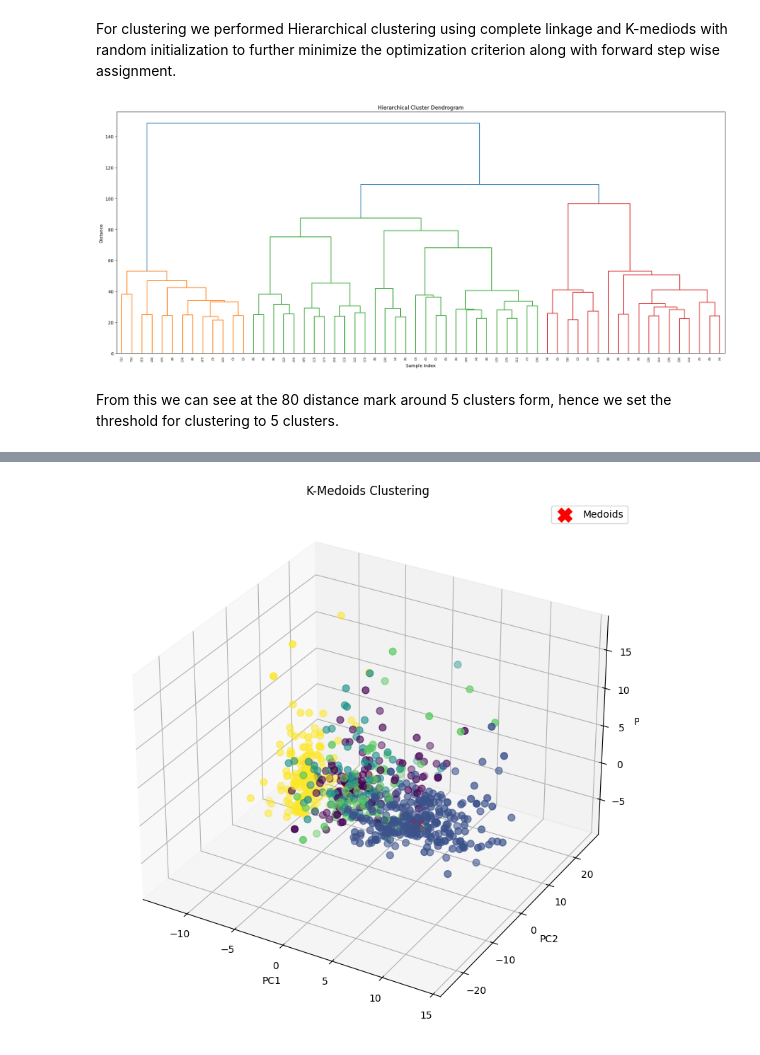
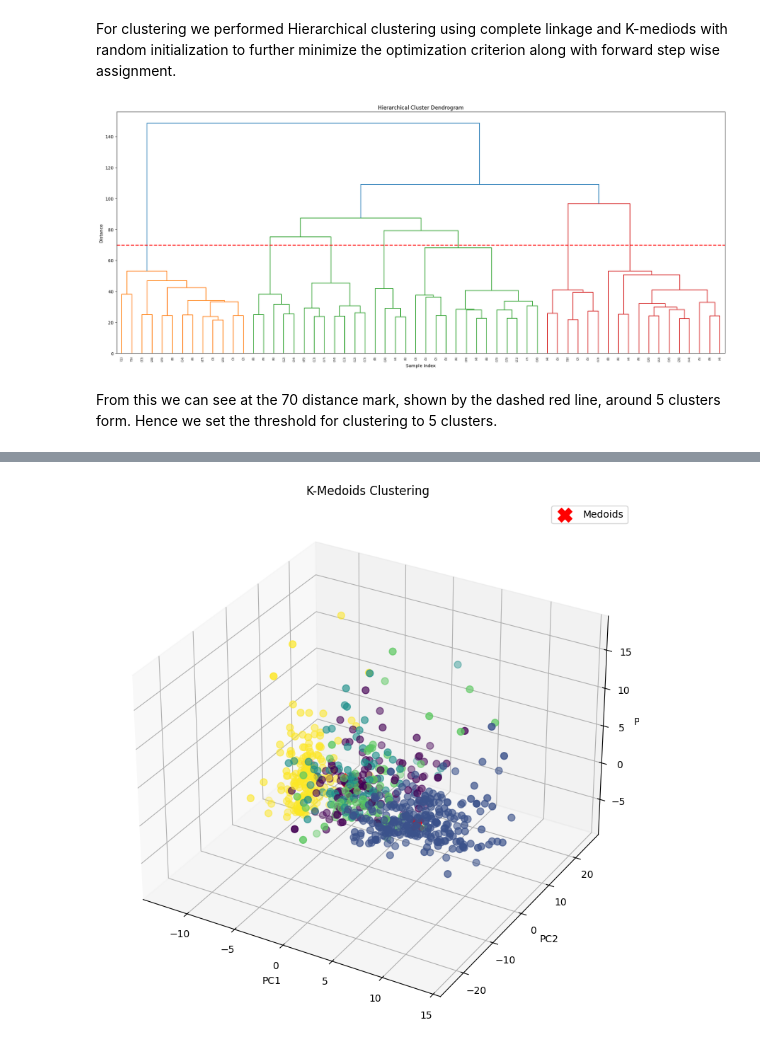
Before and after one commit to matsammut/ARI5102-Data_Analysis_Techniques, a Jupyter notebook: Matteo_Sammut.ipynb, the cells around one changed output, grey strips where cells are left out. Cells and saved outputs as stored; diff of their text form; code cells hidden in the pictures.

```diff
--- a/Matteo_Sammut.ipynb
+++ b/Matteo_Sammut.ipynb
@@ -476,17 +476,18 @@ For clustering we performed Hierarchical clustering using complete linkage and K
 # %%
 from scipy.cluster.hierarchy import dendrogram, linkage
 
 plt.figure(figsize=(25,10))
 link = linkage(participant_df,'ward')
 dn = dendrogram(link,truncate_mode='lastp',p=60)
+plt.axhline(y=70, color='red', linestyle='--', linewidth=2)
 plt.title('Hierarchical Cluster Dendrogram')
 plt.xlabel('Sample Index')
 plt.ylabel('Distance')
 plt.show()
 # %% [output]
-[figure, old version]
+[figure, new version]
 # %% [markdown]
-From this we can see at the 80 distance mark around 5 clusters form, hence we set the threshold for clustering to 5 clusters.
+From this we can see at the 70 distance mark, shown by the dashed red line, around 5 clusters form. Hence we set the threshold for clustering to 5 clusters.
 # %%
 from scipy.cluster.hierarchy import fcluster
 from sklearn.metrics import silhouette_score, calinski_harabasz_score, davies_bouldin_score
```
Also changed, not shown: parts of 6 cells of this notebook, 1 other file.
